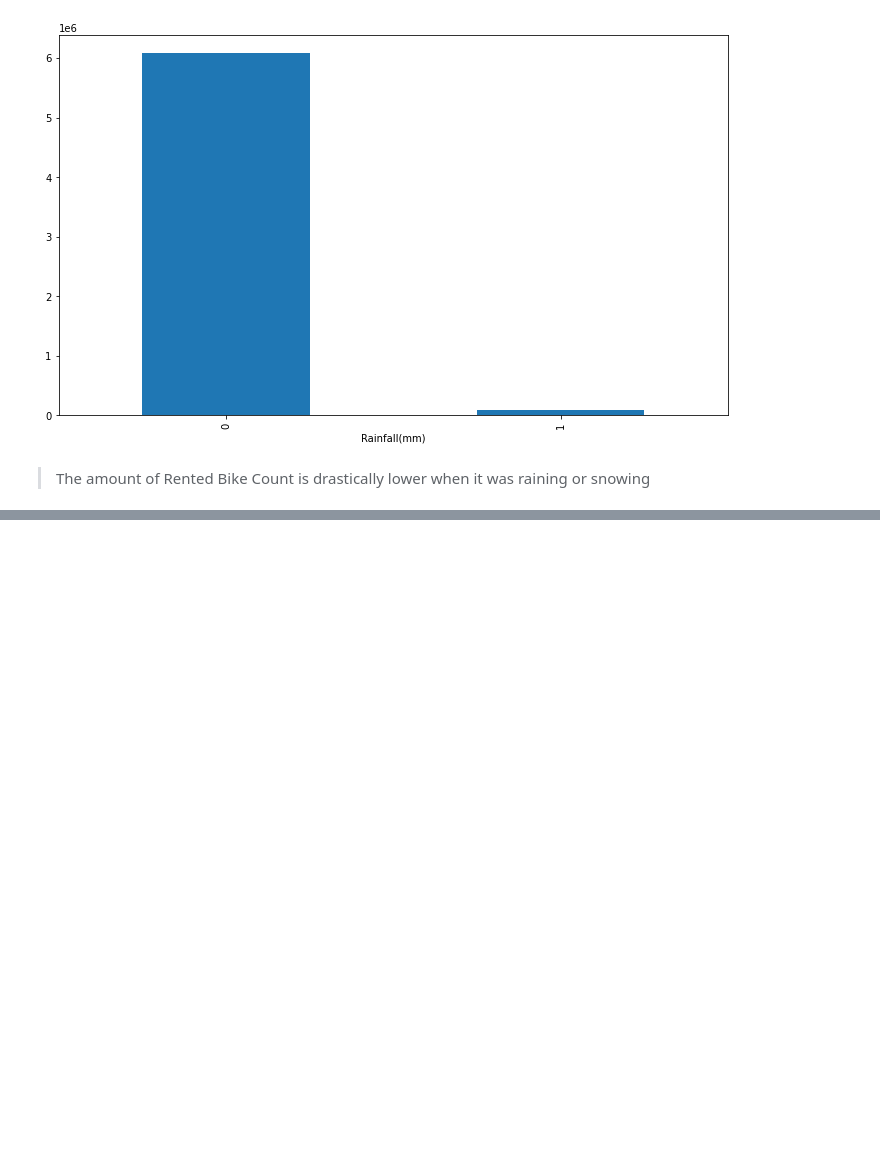
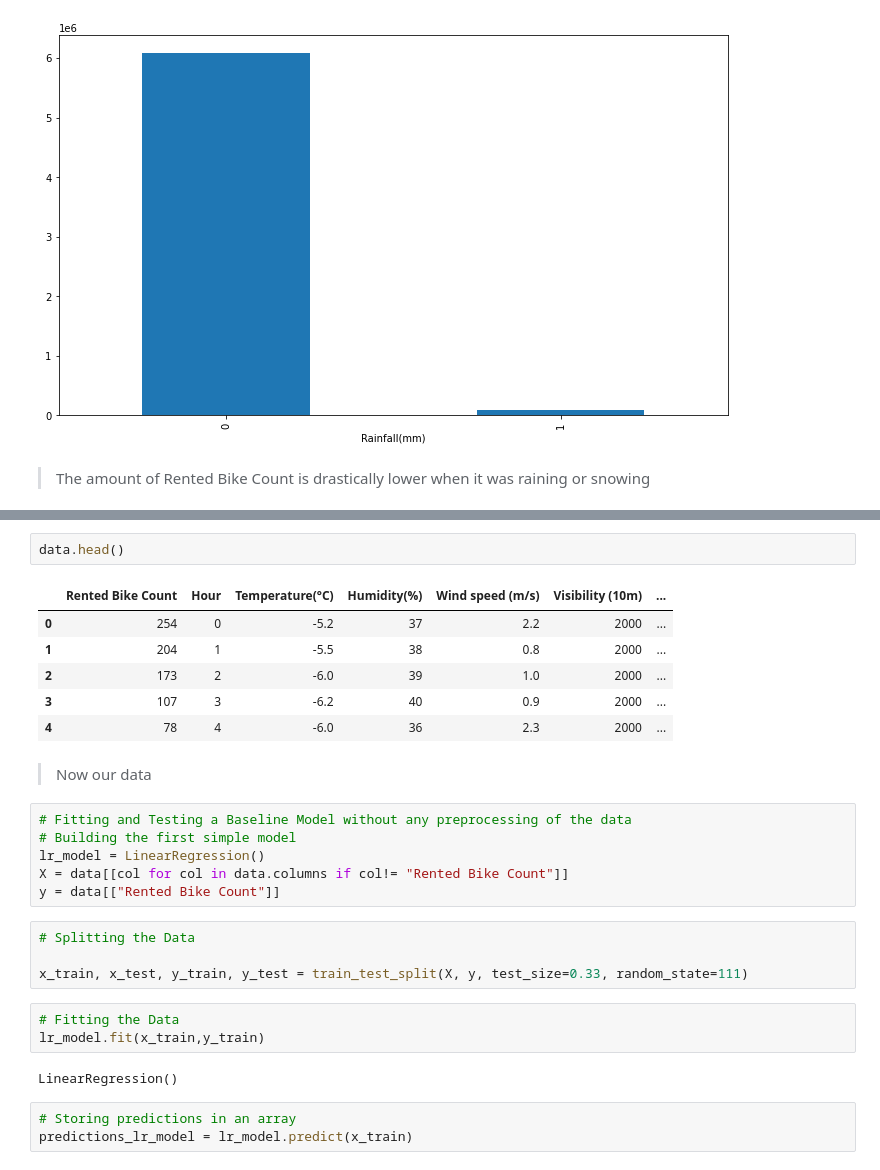
Before and after one commit to Sourabhpatel1/Capstone-Project-Regression, a Jupyter notebook: Capstone_Project_II,_Regression.ipynb, the cells around one changed output, grey strips where cells are left out. Cells and saved outputs as stored; diff of their text form; blank space fills up the shorter version.

```diff
--- a/Capstone_Project_II,_Regression.ipynb
+++ b/Capstone_Project_II,_Regression.ipynb
@@ -610,0 +550,29 @@ for col in numerical_data.columns:
+# %%
+data.head()
+# %% [output]
+|  | Rented Bike Count | Hour | Temperature(°C) | Humidity(%) | Wind speed (m/s) | Visibility (10m) | ... |
+| 0 | 254 | 0 | -5.2 | 37 | 2.2 | 2000 | ... |
+| 1 | 204 | 1 | -5.5 | 38 | 0.8 | 2000 | ... |
+| 2 | 173 | 2 | -6.0 | 39 | 1.0 | 2000 | ... |
+| 3 | 107 | 3 | -6.2 | 40 | 0.9 | 2000 | ... |
+| 4 | 78 | 4 | -6.0 | 36 | 2.3 | 2000 | ... |
+# %% [markdown]
+<blockquote>Now our data </blockquote>
+# %%
+# Fitting and Testing a Baseline Model without any preprocessing of the data
+# Building the first simple model
+lr_model = LinearRegression()
+X = data[[col for col in data.columns if col!= "Rented Bike Count"]]
+y = data[["Rented Bike Count"]]
+# %%
+# Splitting the Data
+
+x_train, x_test, y_train, y_test = train_test_split(X, y, test_size=0.33, random_state=111)
+# %%
+# Fitting the Data
+lr_model.fit(x_train,y_train)
+# %% [output]
+LinearRegression()
+# %%
+# Storing predictions in an array
+predictions_lr_model = lr_model.predict(x_train)
```
Also changed, not shown: parts of 44 cells of this notebook.
